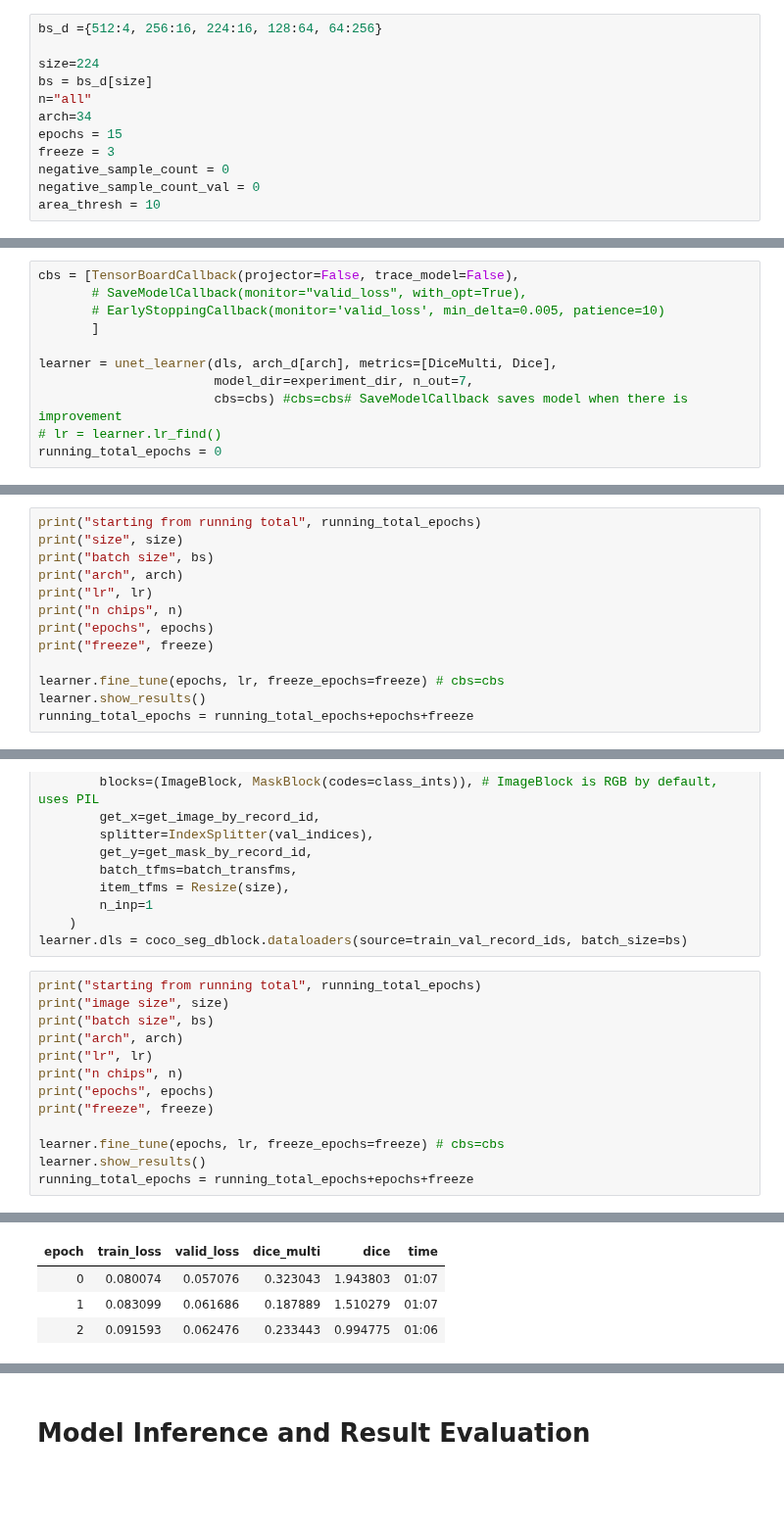
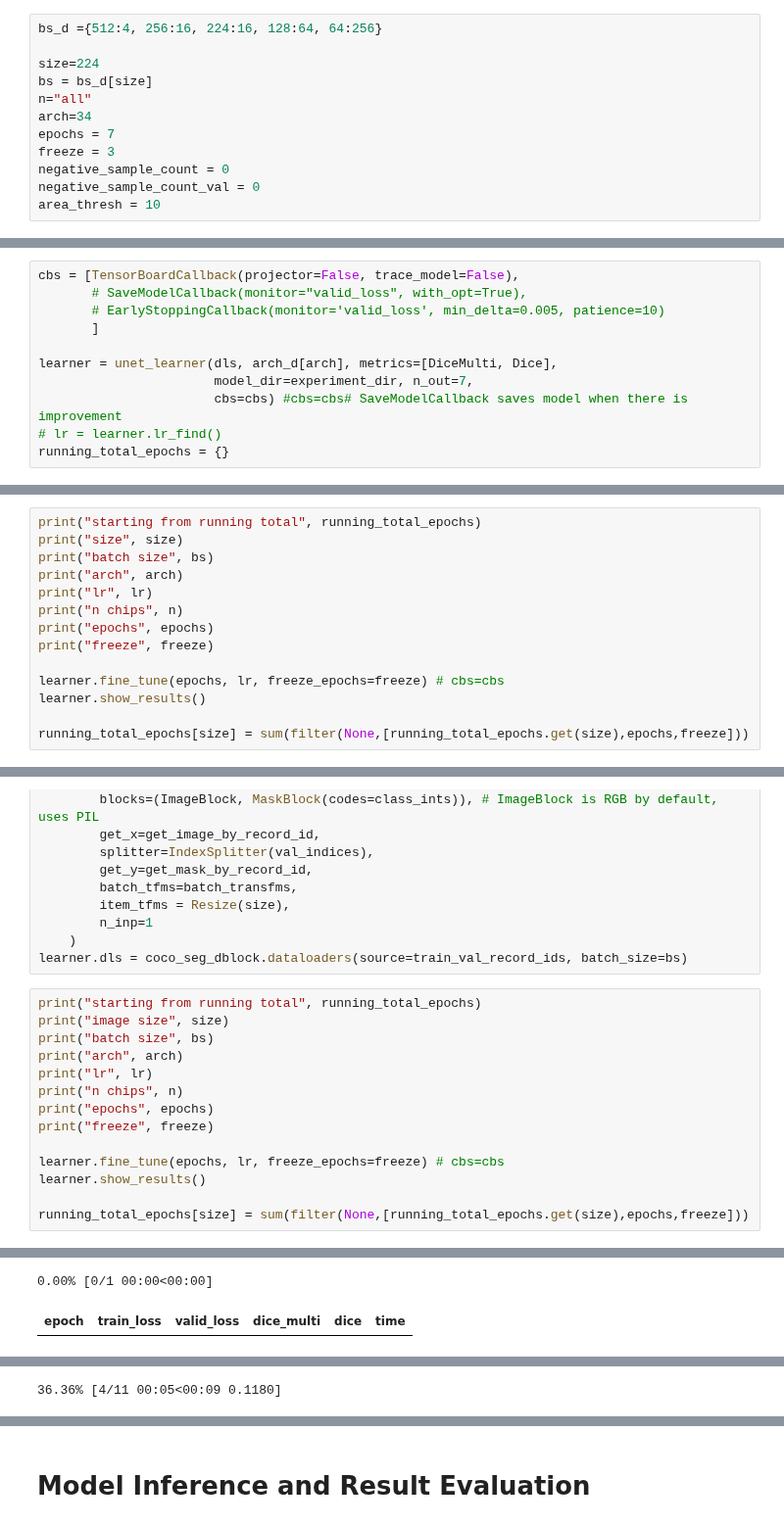
Before and after one commit to SkyTruth/cerulean-ml, a Jupyter notebook: notebooks/fastai2_unet_trainer_cv2.ipynb, the cells around one changed output, grey strips where cells are left out. Shown at 98% size. Cells and saved outputs as stored; diff of their text form; blank space fills up the shorter version.

```diff
--- a/notebooks/fastai2_unet_trainer_cv2.ipynb
+++ b/notebooks/fastai2_unet_trainer_cv2.ipynb
@@ -9,7 +9,7 @@ size=224
 bs = bs_d[size]
 n="all"
 arch=34
-epochs = 15
+epochs = 7
 freeze = 3
 negative_sample_count = 0
 negative_sample_count_val = 0
@@ -158,7 +162,7 @@ learner = unet_learner(dls, arch_d[arch], metrics=[DiceMulti, Dice],
                        model_dir=experiment_dir, n_out=7,
                        cbs=cbs) #cbs=cbs# SaveModelCallback saves model when there is improvement
 # lr = learner.lr_find()
-running_total_epochs = 0
+running_total_epochs = {}
 # %%
 lr_d = {512:3e-4, 256:1e-3, 224:3e-3, 128:3e-3, 64:1e-2}
 lr = lr_d[size]
@@ -176,5 +180,6 @@ print("freeze", freeze)
 
 learner.fine_tune(epochs, lr, freeze_epochs=freeze) # cbs=cbs
 learner.show_results()
-running_total_epochs = running_total_epochs+epochs+freeze
+
+running_total_epochs[size] = sum(filter(None,[running_total_epochs.get(size),epochs,freeze]))
 # %% [output]
@@ -237,5 +225,6 @@ print("freeze", freeze)
 
 learner.fine_tune(epochs, lr, freeze_epochs=freeze) # cbs=cbs
 learner.show_results()
-running_total_epochs = running_total_epochs+epochs+freeze
+
+running_total_epochs[size] = sum(filter(None,[running_total_epochs.get(size),epochs,freeze]))
 # %% [output]
@@ -250,4 +239,2 @@ freeze 3
+0.00% [0/1 00:00<00:00]
 | epoch | train_loss | valid_loss | dice_multi | dice | time |
-| 0 | 0.080074 | 0.057076 | 0.323043 | 1.943803 | 01:07 |
-| 1 | 0.083099 | 0.061686 | 0.187889 | 1.510279 | 01:07 |
-| 2 | 0.091593 | 0.062476 | 0.233443 | 0.994775 | 01:06 |
@@ -271,0 +241 @@ freeze 3
+36.36% [4/11 00:05<00:09 0.1180]
```
Also changed, not shown: parts of 8 cells of this notebook.
